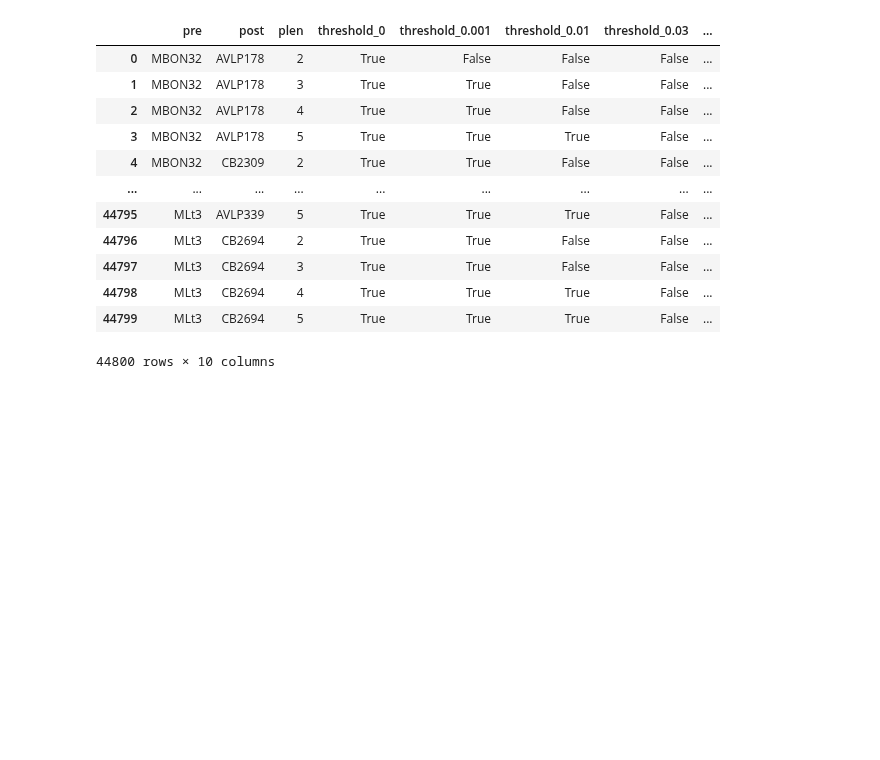
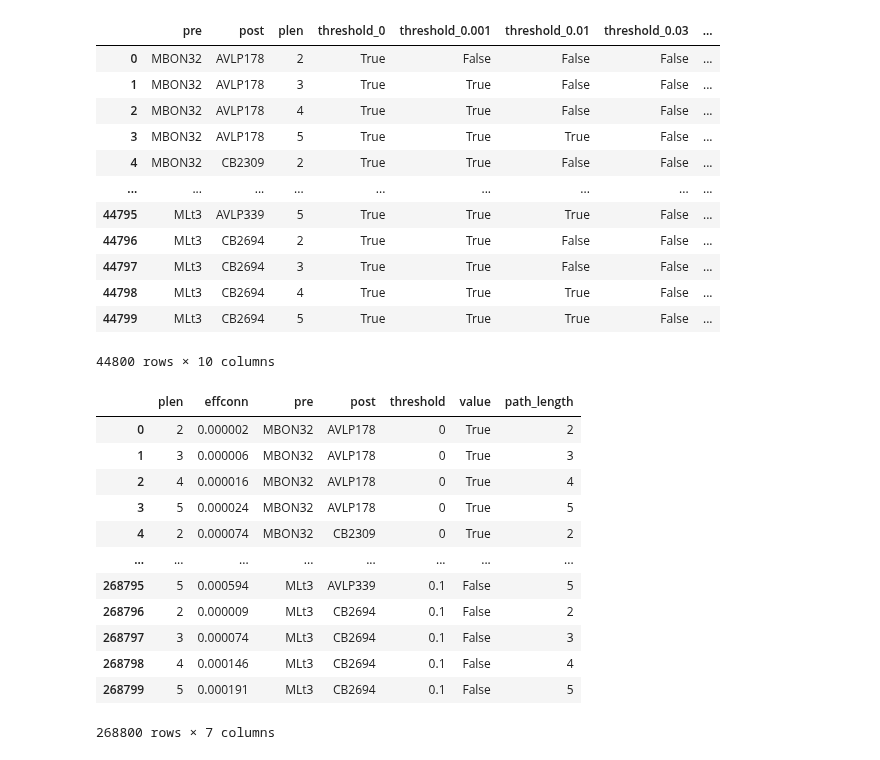
Before and after one commit to YijieYin/connectome_data_prep, a Jupyter notebook: path_effconn_benchmark/plotting.ipynb, the cells around one changed output. Saved outputs shown, nothing was run; the diff lists cells and outputs as text; code cells hidden in the pictures; blank space fills up the shorter version.

```diff
--- a/path_effconn_benchmark/plotting.ipynb
+++ b/path_effconn_benchmark/plotting.ipynb
@@ -22,6 +24,21 @@ result
 # %%
 # make longer: all columns starting with 'threshold'
 result = result.melt(id_vars=['plen', 'effconn','pre','post'], value_vars=[col for col in result.columns if col.startswith('threshold')], var_name='threshold', value_name='value')
 result['threshold'] = result['threshold'].str.replace('threshold_','')
-result['plen'] = result['plen'].astype(str)
+result['path_length'] = result['plen'].astype(str)
+result
+# %% [output]
+|  | plen | effconn | pre | post | threshold | value | path_length |
+| 0 | 2 | 0.000002 | MBON32 | AVLP178 | 0 | True | 2 |
+| 1 | 3 | 0.000006 | MBON32 | AVLP178 | 0 | True | 3 |
+| 2 | 4 | 0.000016 | MBON32 | AVLP178 | 0 | True | 4 |
+| 3 | 5 | 0.000024 | MBON32 | AVLP178 | 0 | True | 5 |
+| 4 | 2 | 0.000074 | MBON32 | CB2309 | 0 | True | 2 |
+| ... | ... | ... | ... | ... | ... | ... | ... |
+| 268795 | 5 | 0.000594 | MLt3 | AVLP339 | 0.1 | False | 5 |
+| 268796 | 2 | 0.000009 | MLt3 | CB2694 | 0.1 | False | 2 |
+| 268797 | 3 | 0.000074 | MLt3 | CB2694 | 0.1 | False | 3 |
+| 268798 | 4 | 0.000146 | MLt3 | CB2694 | 0.1 | False | 4 |
+| 268799 | 5 | 0.000191 | MLt3 | CB2694 | 0.1 | False | 5 |
+268800 rows × 7 columns
 # %%
```
Also changed, not shown: parts of 5 cells of this notebook.
